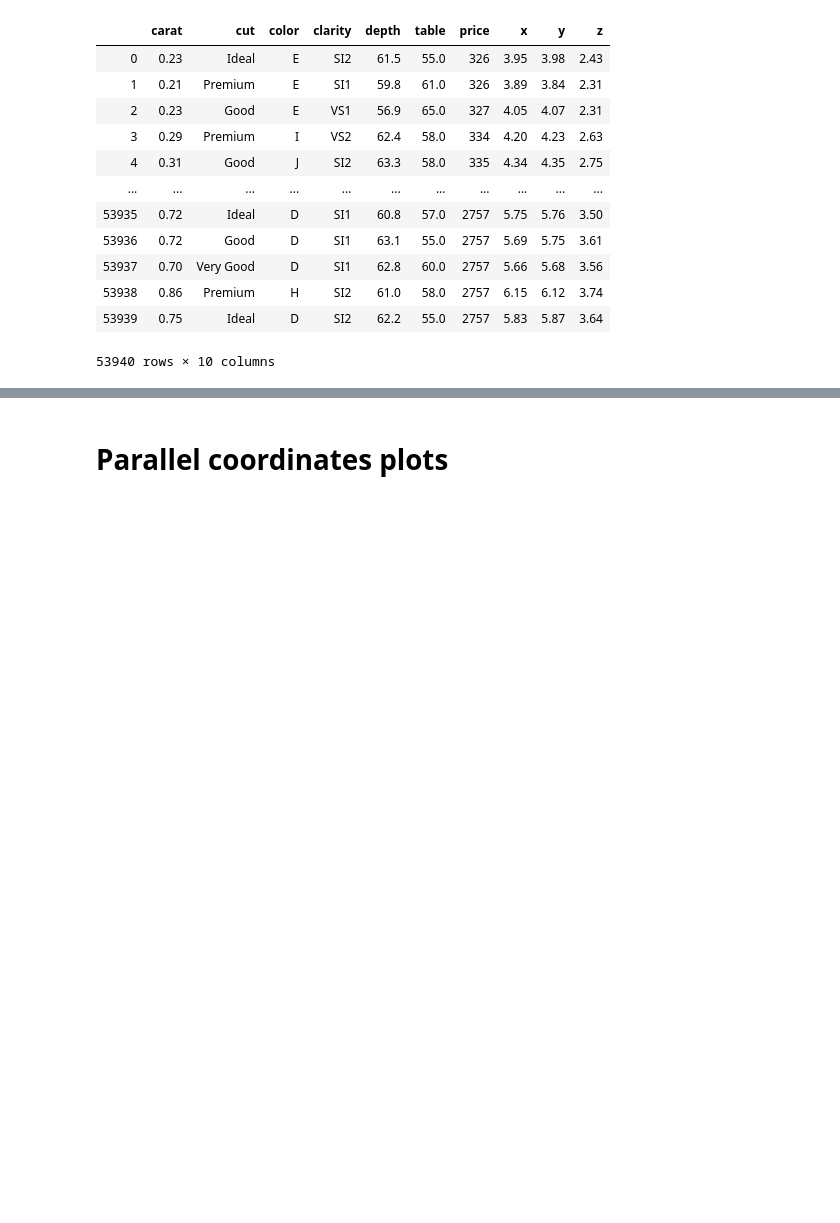
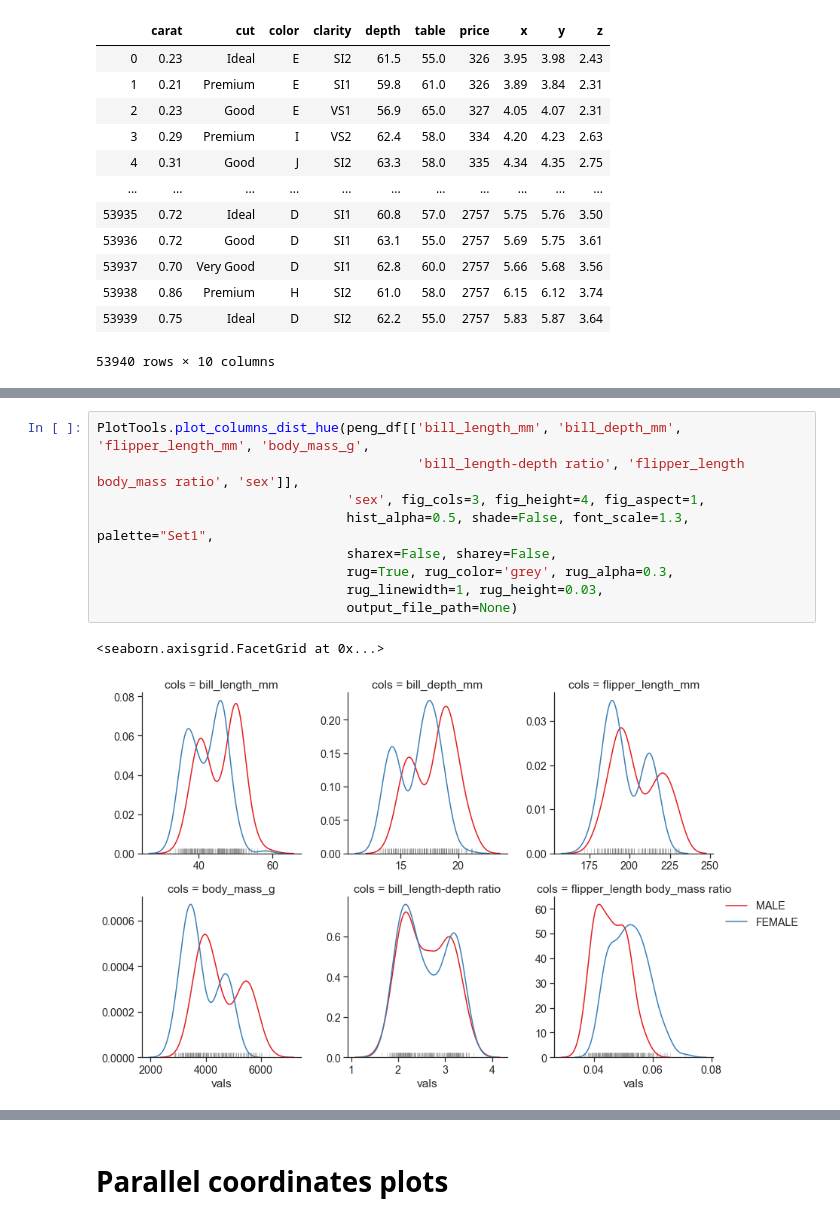
Before and after one commit to liel-cohen/LielTools, a Jupyter notebook: plots_examp.ipynb, the cells around one changed output, grey strips where cells are left out. Drawn from its saved outputs; the diff is of its cells as text; blank space fills up the shorter version.

```diff
--- a/plots_examp.ipynb
+++ b/plots_examp.ipynb
@@ -78,0 +143,12 @@ peng_df
+# %%
+PlotTools.plot_columns_dist_hue(peng_df[['bill_length_mm', 'bill_depth_mm', 'flipper_length_mm', 'body_mass_g',
+                                         'bill_length-depth ratio', 'flipper_length body_mass ratio', 'sex']],
+                                'sex', fig_cols=3, fig_height=4, fig_aspect=1,
+                                hist_alpha=0.5, shade=False, font_scale=1.3, palette="Set1",
+                                sharex=False, sharey=False,
+                                rug=True, rug_color='grey', rug_alpha=0.3,
+                                rug_linewidth=1, rug_height=0.03,
+                                output_file_path=None)
+# %% [output]
+<seaborn.axisgrid.FacetGrid at 0x...>
+[figure, added]
```
Also changed, not shown: parts of 67 cells of this notebook, 17 other files.
